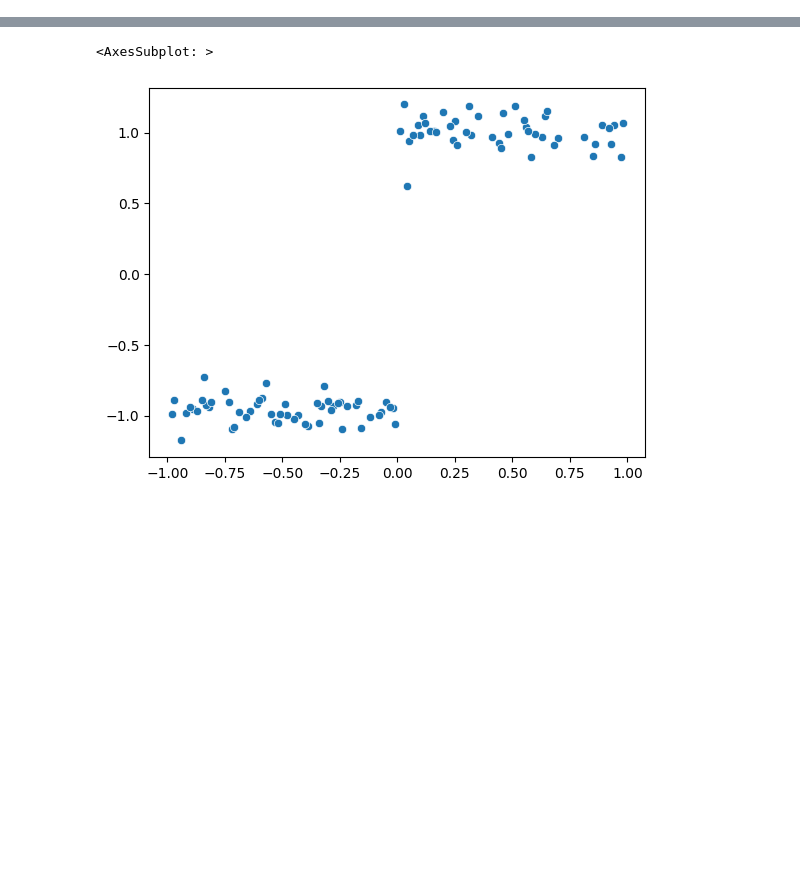
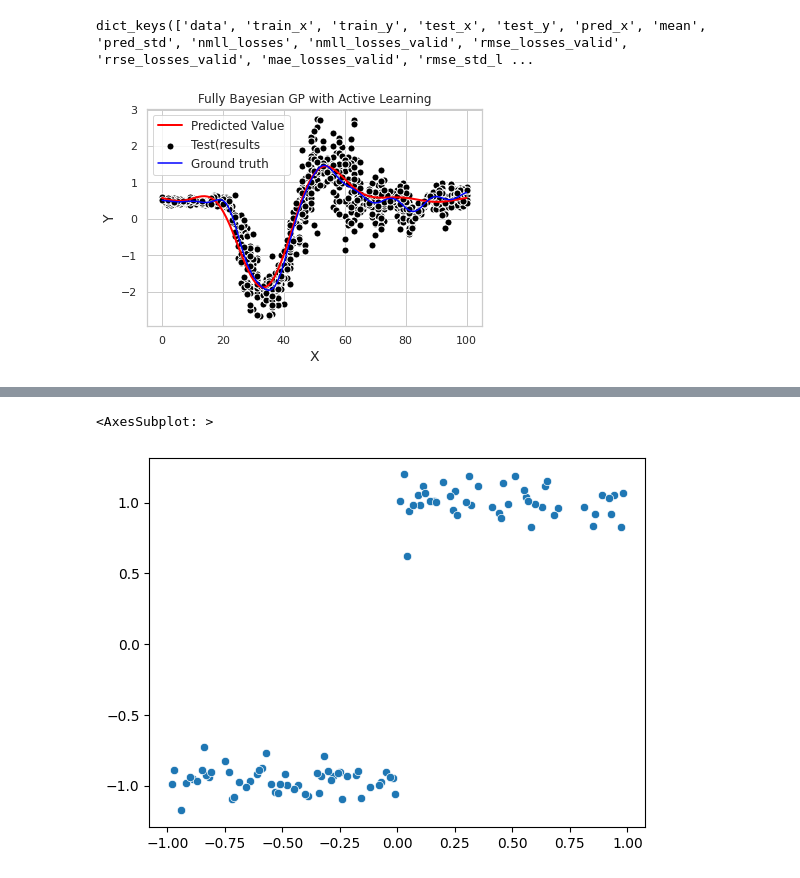
Before and after one commit to quao627/ActiveLearningWithCompositeKernel, a Jupyter notebook: test.ipynb, the cells around one changed output, grey strips where cells are left out. Saved outputs shown, nothing was run; the diff lists cells and outputs as text; code cells hidden in the pictures; blank space fills up the shorter version.

```diff
--- a/test.ipynb
+++ b/test.ipynb
@@ -11,3 +11,45 @@ from simulators.analytical_simulators import StepFunction
 
 EPS = 1e-8
 %matplotlib inline
+# %%
+def plot_results(results_path: str, simulator: BaseSimulator = Motorcycle) -> None:
+    sim = simulator()
+    x = sim.search_space()
+    y = sim.mean(x)
+    x = x.reshape(-1)
+    y = y.reshape(-1)
+
+    results = pickle.load(open(results_path, "rb"))
+    print(results.keys())
+
+    # Set a style and color palette
+    sns.set(style="whitegrid")
+    sns.set_palette("husl")
+
+    # Create the lineplot with a custom linewidth and label
+    sns.lineplot(x=np.array(results['pred_x'])[:, 0], y=np.array(results['mean']), ci=np.array(results['pred_std']), color='red', linewidth=2, label="Predicted Value")
+
+    # Create the scatterplot with custom marker size, edgecolor, and label
+    sns.scatterplot(x=np.array(results['test_x'])[:, 0], y=np.array(results['test_y']), color='black', s=50, edgecolor='white', linewidth=1, label="Test(results")
+
+    # original simulator
+    sns.lineplot(x=np.array(x), y=np.array(y), color='blue', label="Ground truth")
+
+
+    # Customize the plot appearance
+    #plt.title('Mean and Test Data', fontsize=18)
+    plt.xlabel('X', fontsize=14)
+    plt.ylabel('Y', fontsize=14)
+    plt.title('Fully Bayesian GP with Active Learning')
+
+    # Add a legend
+    plt.legend(loc='best', fontsize=12)
+
+    # Show the plot
+    plt.show()
+# %%
+results_path = "outputs/motorcycle_mcmc_gmm_1_40.pkl"
+plot_results(results_path, Motorcycle)
+# %% [output]
+dict_keys(['data', 'train_x', 'train_y', 'test_x', 'test_y', 'pred_x', 'mean', 'pred_std', 'nmll_losses', 'nmll_losses_valid', 'rmse_losses_valid', 'rrse_losses_valid', 'mae_losses_valid', 'rmse_std_l ...
+[figure, added]
```
Also changed, not shown: parts of 5 cells of this notebook, 10 other files.
